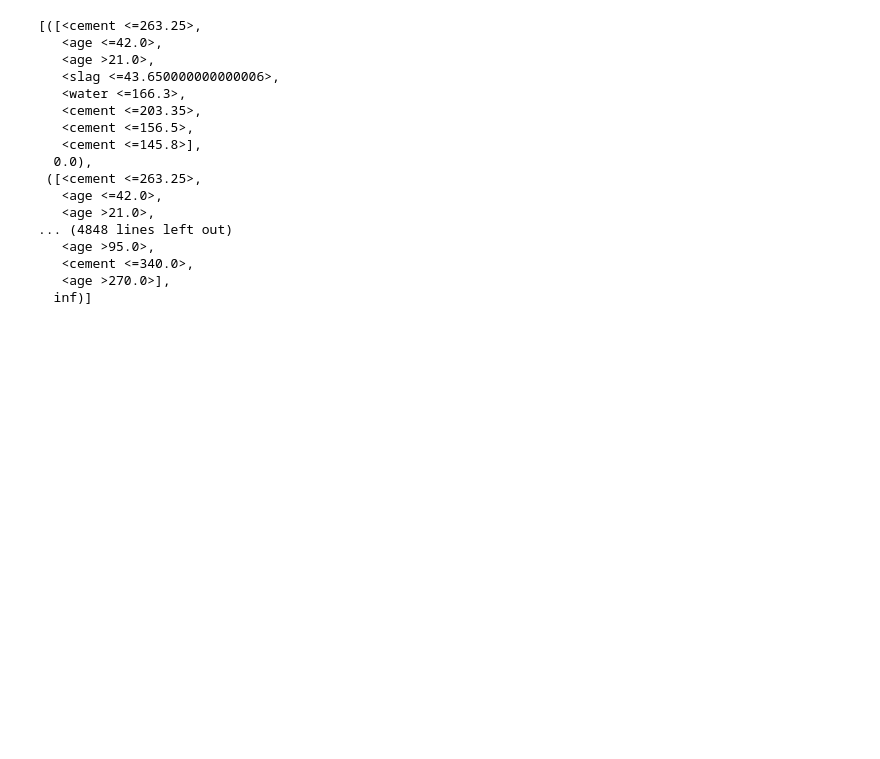
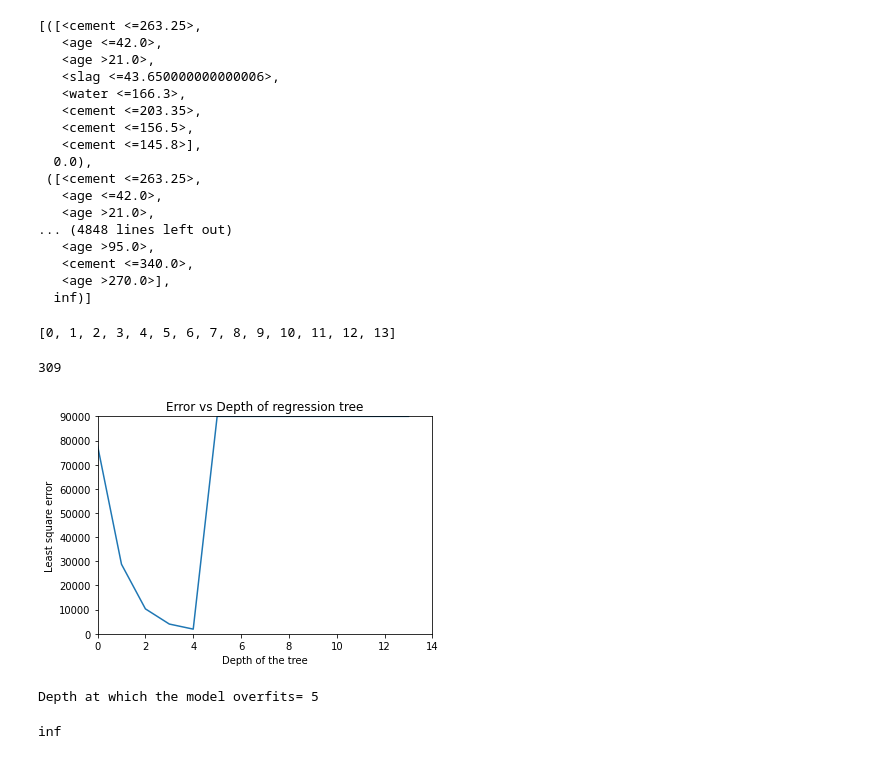
Before and after one commit to Ammetre/CS60050-Machine-Learning, a Jupyter notebook: Assgn_1/Pruning.ipynb, the cells around one changed output. Drawn from its saved outputs; the diff is of its cells as text; code cells hidden in the pictures; blank space fills up the shorter version.

```diff
--- a/Assgn_1/Pruning.ipynb
+++ b/Assgn_1/Pruning.ipynb
@@ -381,0 +417,41 @@ tuples
+# %%
+dlist
+# %% [output]
+[0, 1, 2, 3, 4, 5, 6, 7, 8, 9, 10, 11, 12, 13]
+# %%
+errlist=[]
+for i in err_list:
+    if(i==np.inf):
+        errlist.append(90000)
+    else:
+        errlist.append(i)
+# %%
+test.shape[0]
+# %% [output]
+309
+# %%
+import matplotlib.pyplot as plt
+plt.plot(dlist,errlist)
+plt.xlabel('Depth of the tree')
+plt.xlim([0,14])
+plt.ylim([0,90000])
+plt.ylabel('Least square error')
+plt.title('Error vs Depth of regression tree')
+plt.show()
+# %% [output]
+[figure, added]
+# %%
+flag=True
+for i in range(1,14):
+    if(errlist[i]>errlist[i-1]):
+        print("Depth at which the model overfits=",i)
+        flag=False
+        break
+if(flag):
+    print("The model does not overfit")
+# %% [output]
+Depth at which the model overfits= 5
+# %%
+print(np.inf)
+# %% [output]
+inf
```
Also changed, not shown: parts of 4 cells of this notebook.
